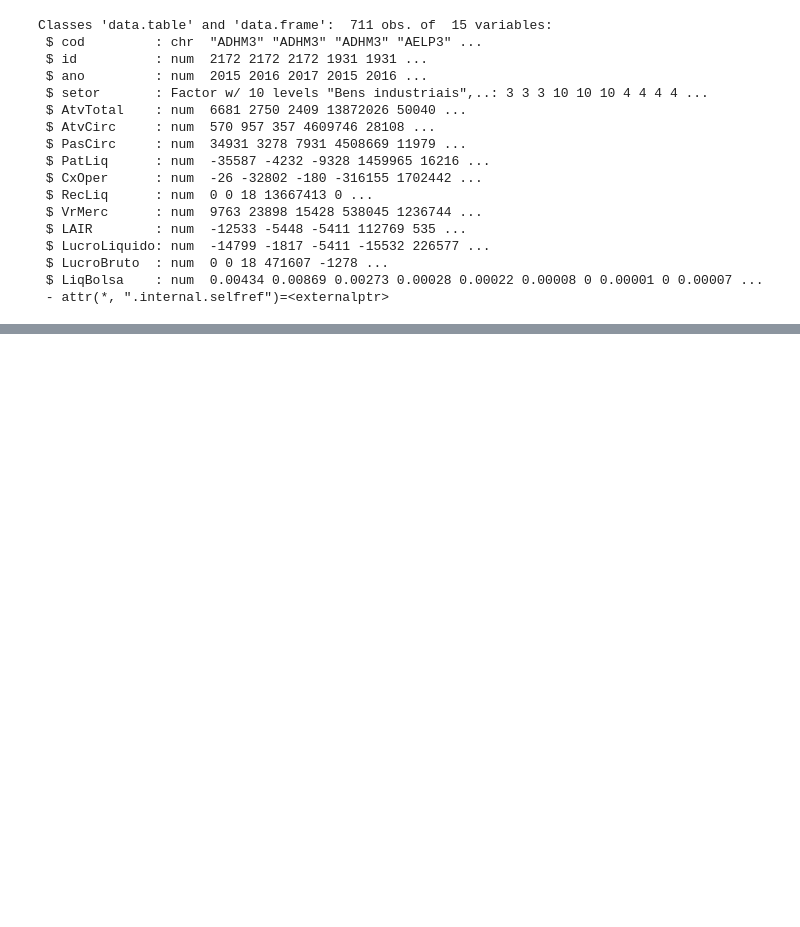
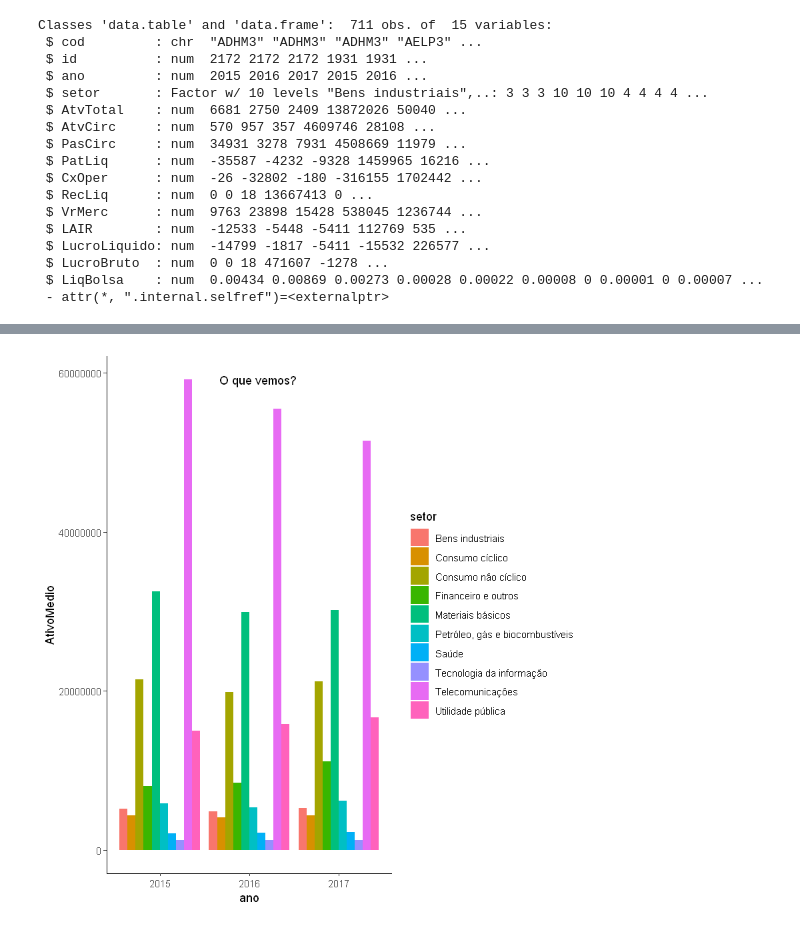
Before and after one commit to kleberformiga/Aulas, a Jupyter notebook: AnaliseDemCont/AnaliseDemCont.ipynb, the cells around one changed output, grey strips where cells are left out. Cells and saved outputs as stored; diff of their text form; code cells hidden in the pictures; blank space fills up the shorter version.

```diff
--- a/AnaliseDemCont/AnaliseDemCont.ipynb
+++ b/AnaliseDemCont/AnaliseDemCont.ipynb
@@ -140,0 +166,9 @@ BD.Aula1[grep("bioc", setor)] # Escolhido o setor que contem o padrão informado
+# %%
+setorial2 <- BD.Aula1[cod != "PETR4", .(qdeOBS = .N, qdeEmpresas = .N/3, AtivoMedio = mean(AtvTotal)), by = .(setor, ano)][order(AtivoMedio, decreasing = T)] # O codigo da petrobras no banco de dados é PETR4
+# %%
+ggplot(setorial2, aes(x = ano, y = AtivoMedio)) +
+geom_bar(stat = "identity", aes(fill = setor), position = "dodge") +
+theme(legend.position = "bottom") + theme_classic() +
+annotate("text", x = 2016.1, y = 59164513, label = "O que vemos?")
+# %% [output]
+[figure, added]
```
Also changed, not shown: parts of 11 cells of this notebook.
